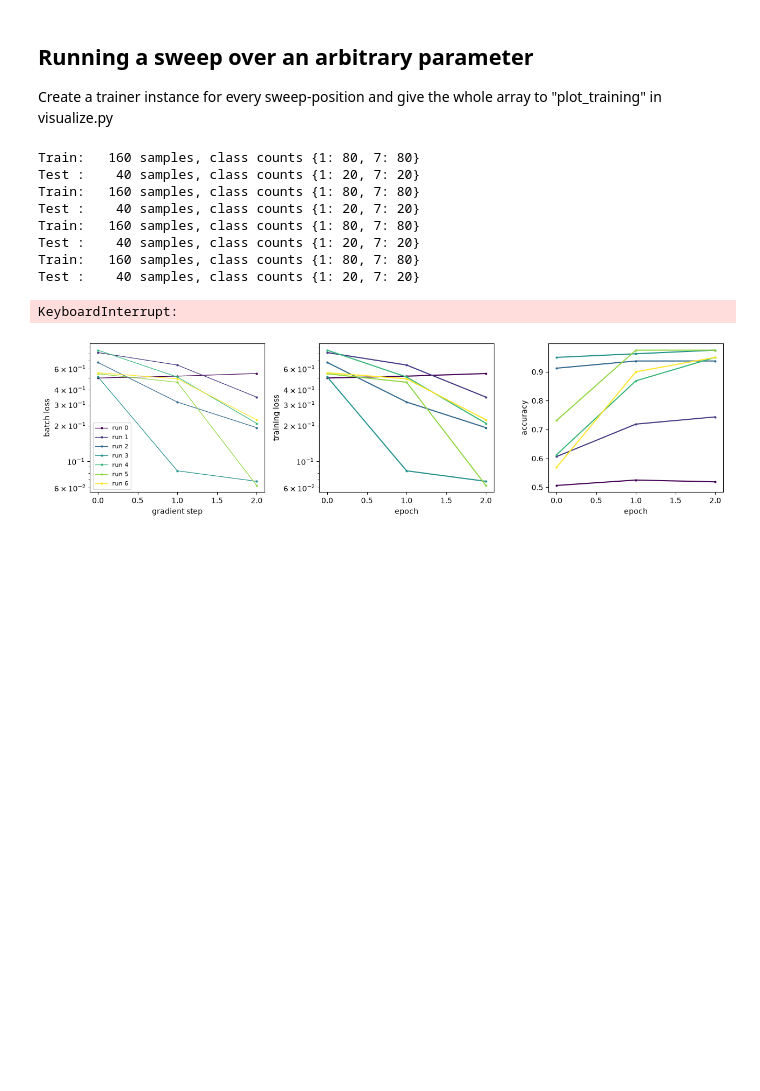
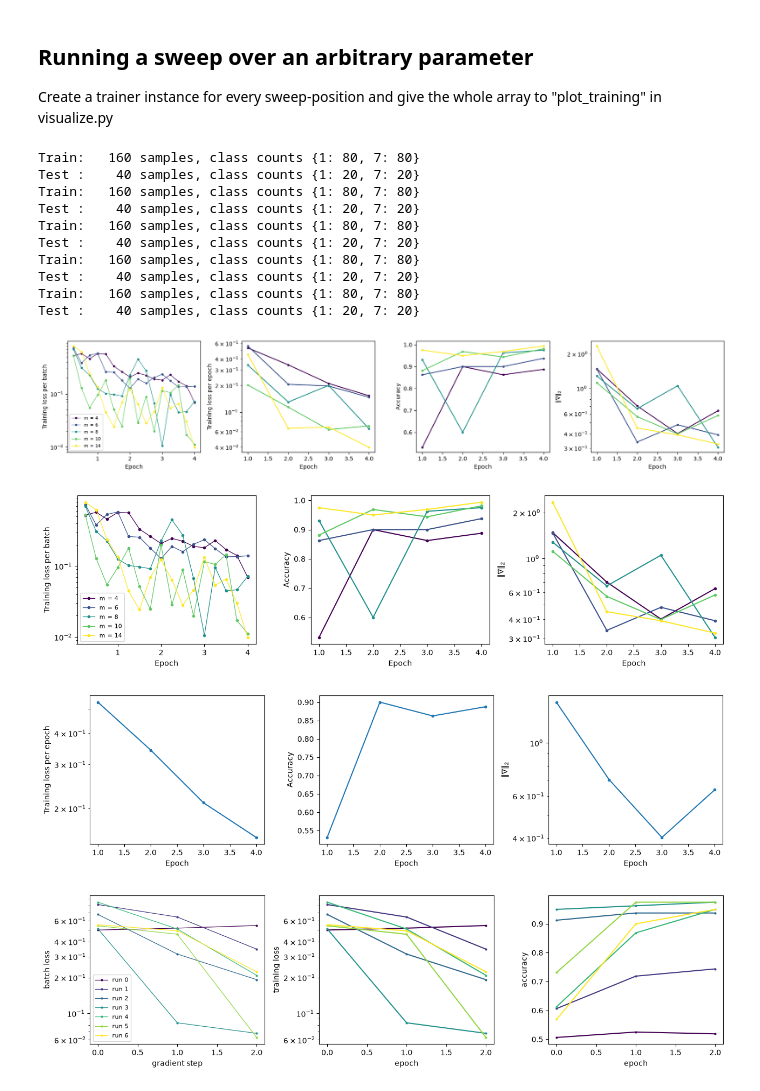
Before and after one commit to kaschdaniel/MANTIS, a Jupyter notebook: Training.ipynb, the cells around one changed output. Cells and saved outputs as stored; diff of their text form; code cells hidden in the pictures; blank space fills up the shorter version.

```diff
--- a/Training.ipynb
+++ b/Training.ipynb
@@ -89,10 +89,10 @@ print(trainer.extra["test_acc"])
 ## Running a sweep over an arbitrary parameter
 Create a trainer instance for every sweep-position and give the whole array to "plot_training" in visualize.py
 # %%
-ms = [4, 6, 8, 10, 14,20,26]
+ms = [4, 6, 8, 10, 14]
 trainers = []
 for m in ms:
-    cfg = TrainConfig(m_side=m, learning_rate=0.3, batch_size=50, param_init_seed=0, max_epochs=1)
+    cfg = TrainConfig(m_side=m, learning_rate=0.3, batch_size=50, param_init_seed=0, max_epochs=4)
     E_tr, y_tr, E_te, y_te = get_data(values, number=200, m_side=m,
                                       theta_enc=1, normalize_energy=True,
                                       seed=1550, balanced=True, verbose=True)
@@ -100,11 +100,6 @@ for m in ms:
     t.fit(E_tr, y_tr)
     t.test_acc = t.evaluate(E_te, y_te)[1]
     trainers.append(t)
-
-fig, _ = plot_training(trainers, sweep_values=ms, keys=("batch_loss", "loss", "acc"))
-
-# Einzelner Lauf
-fig, _ = plot_training(trainers[0])
 # %% [output]
 Train:   160 samples, class counts {1: 80, 7: 80}
 Test :    40 samples, class counts {1: 20, 7: 20}
@@ -114,7 +109,19 @@ Train:   160 samples, class counts {1: 80, 7: 80}
 Test :    40 samples, class counts {1: 20, 7: 20}
 Train:   160 samples, class counts {1: 80, 7: 80}
 Test :    40 samples, class counts {1: 20, 7: 20}
+Train:   160 samples, class counts {1: 80, 7: 80}
+Test :    40 samples, class counts {1: 20, 7: 20}
-KeyboardInterrupt:
+# %%
+fig, _ = plot_training(trainers, sweep_values=ms, keys=("batch_loss", "loss", "acc", "grad_norm"))
+#Von mir bevorzugter Plot
+fig, _ = plot_training(trainers, sweep_values=ms, keys=("batch_loss", "loss", "acc"))
+
+# Einzelner Lauf
+fig, _ = plot_training(trainers[0])
+# %% [output]
+[figure, added]
+[figure, added]
+[figure, added]
 # %%
 # %% [output]
 [figure]
```
Also changed, not shown: 2 other files.
